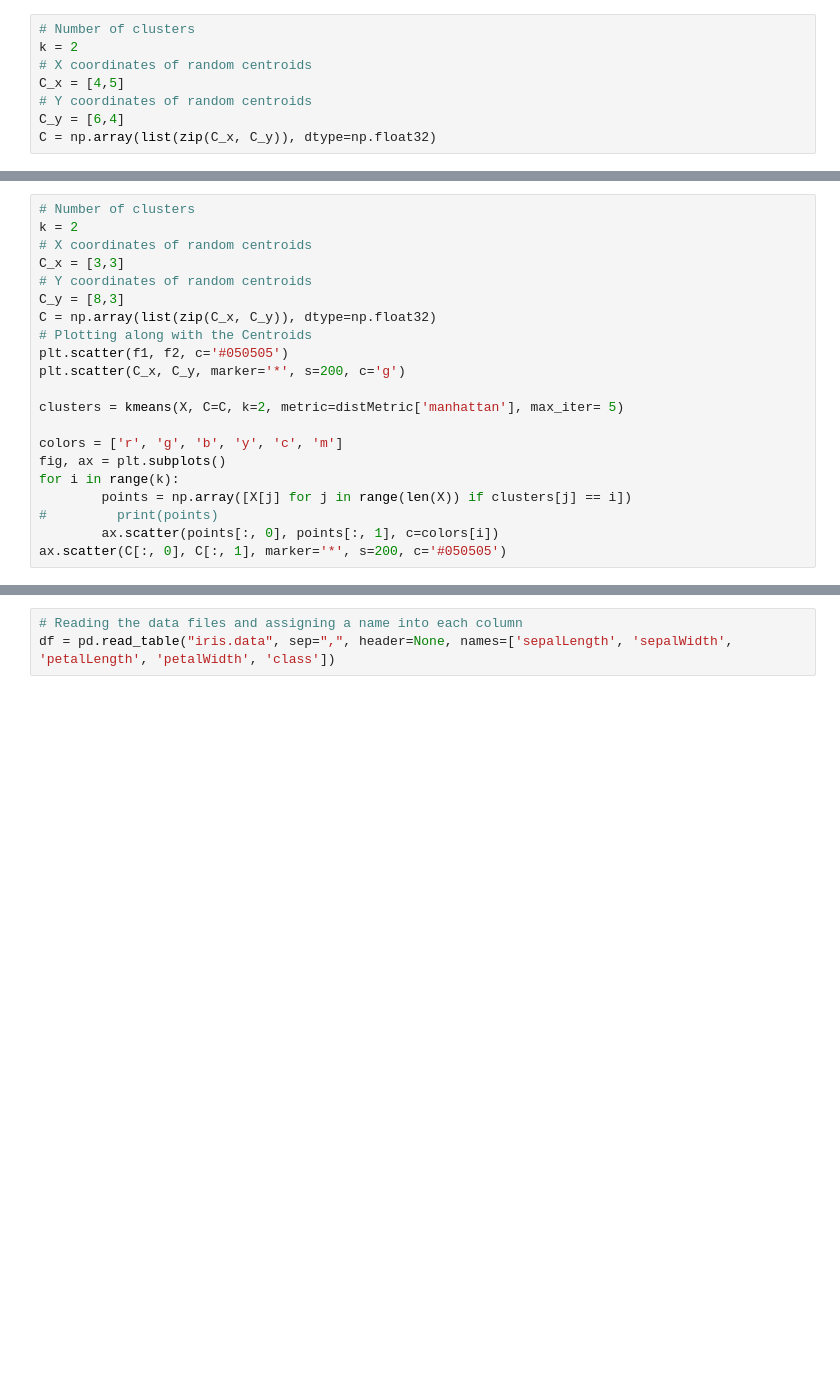
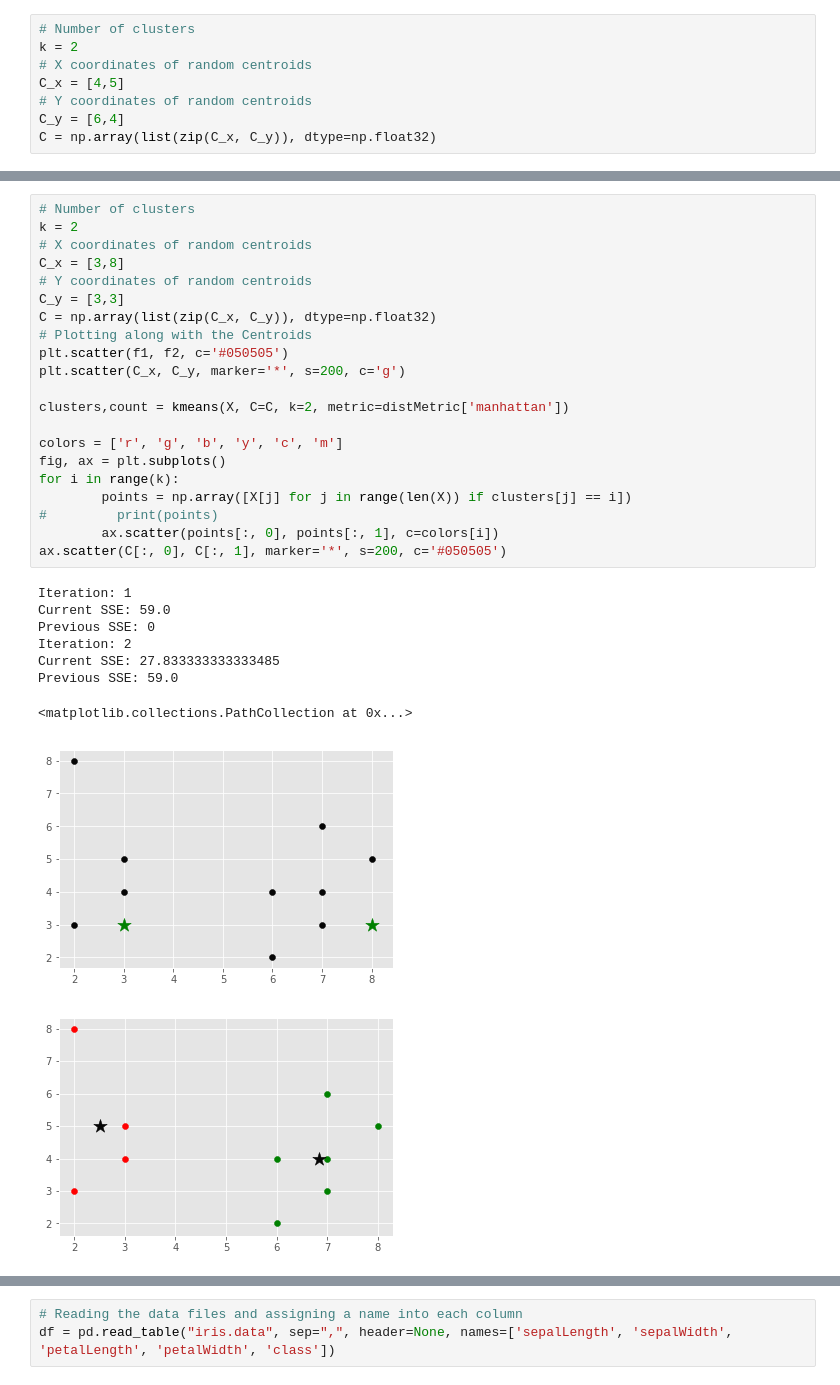
Before and after one commit to mykabir/CS5402, a Jupyter notebook: homework5/HomeWork5.ipynb, the cells around one changed output, grey strips where cells are left out. Cells and saved outputs as stored; diff of their text form; blank space fills up the shorter version.

```diff
--- a/homework5/HomeWork5.ipynb
+++ b/homework5/HomeWork5.ipynb
@@ -162,24 +220,34 @@ ax.scatter(C[:, 0], C[:, 1], marker='*', s=200, c='#050505')
 # %%
 # Number of clusters
 k = 2
 # X coordinates of random centroids
-C_x = [3,3]
+C_x = [3,8]
 # Y coordinates of random centroids
-C_y = [8,3]
+C_y = [3,3]
 C = np.array(list(zip(C_x, C_y)), dtype=np.float32)
 # Plotting along with the Centroids
 plt.scatter(f1, f2, c='#050505')
 plt.scatter(C_x, C_y, marker='*', s=200, c='g')
 
-clusters = kmeans(X, C=C, k=2, metric=distMetric['manhattan'], max_iter= 5)
+clusters,count = kmeans(X, C=C, k=2, metric=distMetric['manhattan'])
 
 colors = ['r', 'g', 'b', 'y', 'c', 'm']
 fig, ax = plt.subplots()
 for i in range(k):
         points = np.array([X[j] for j in range(len(X)) if clusters[j] == i])
 #         print(points)
         ax.scatter(points[:, 0], points[:, 1], c=colors[i])
 ax.scatter(C[:, 0], C[:, 1], marker='*', s=200, c='#050505')
+# %% [output]
+Iteration: 1
+Current SSE: 59.0
+Previous SSE: 0
+Iteration: 2
+Current SSE: 27.833333333333485
+Previous SSE: 59.0
+<matplotlib.collections.PathCollection at 0x...>
+[figure, added]
+[figure, added]
 # %%
 # Number of clusters
 k = 2
```
Also changed, not shown: parts of 17 cells of this notebook.
